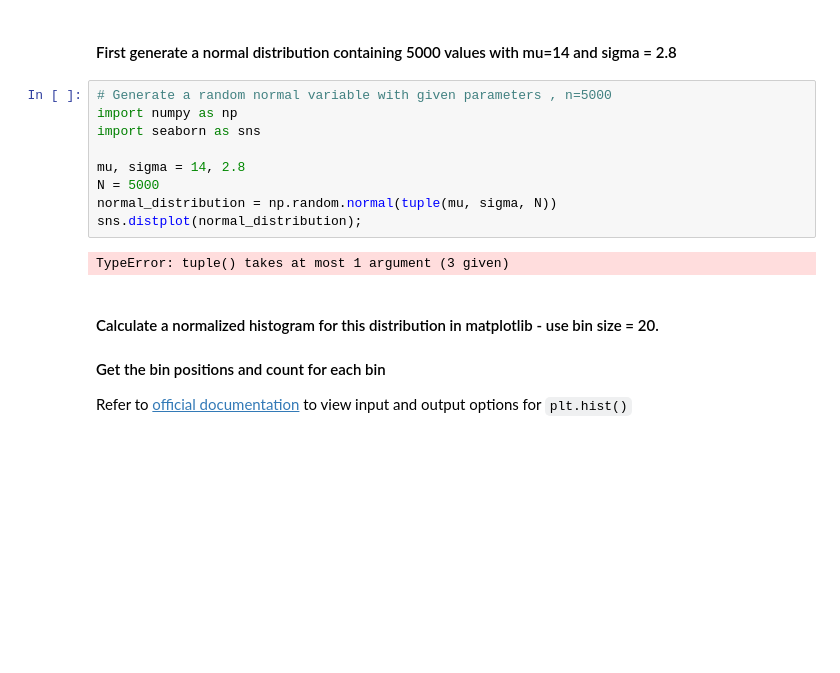
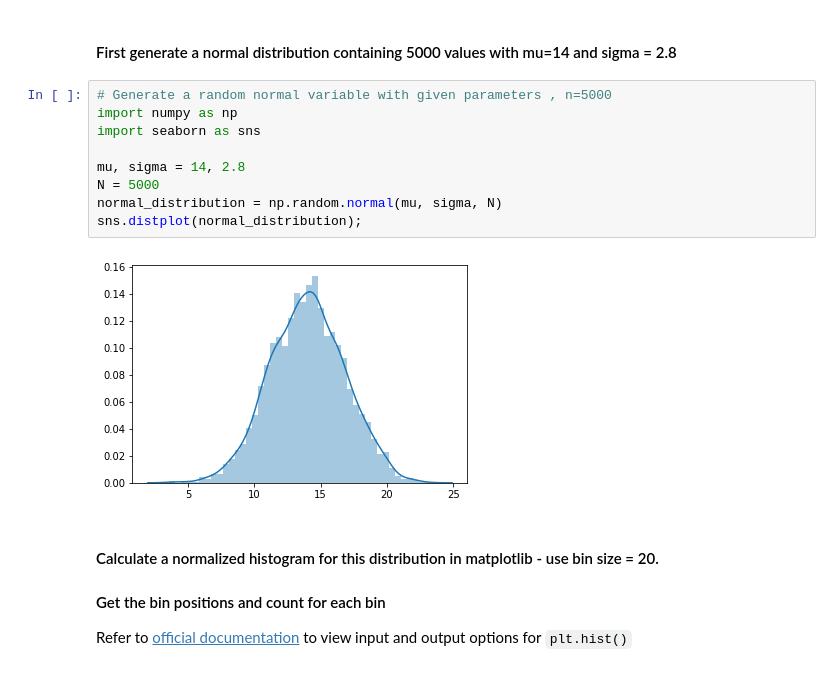
Before and after one commit to amitrani6/dsc-1-09-13-normal-gaussian-distributions-lab-nyc-ds-career-031119, a Jupyter notebook: index.ipynb, the cells around one changed output. Drawn from its saved outputs; the diff is of its cells as text; blank space fills up the shorter version.

```diff
--- a/index.ipynb
+++ b/index.ipynb
@@ -19,14 +19,14 @@ Here's the formula for calculating normal distribution density function.
 # %%
 # Generate a random normal variable with given parameters , n=5000
 import numpy as np
 import seaborn as sns
 
 mu, sigma = 14, 2.8
 N = 5000
-normal_distribution = np.random.normal(tuple(mu, sigma, N))
+normal_distribution = np.random.normal(mu, sigma, N)
 sns.distplot(normal_distribution);
 # %% [output]
-TypeError: tuple() takes at most 1 argument (3 given)
+[figure, added]
 # %% [markdown]
 #### Calculate a normalized histogram for this distribution in matplotlib - use bin size = 20.
 #### Get the bin positions and count for each bin
```
